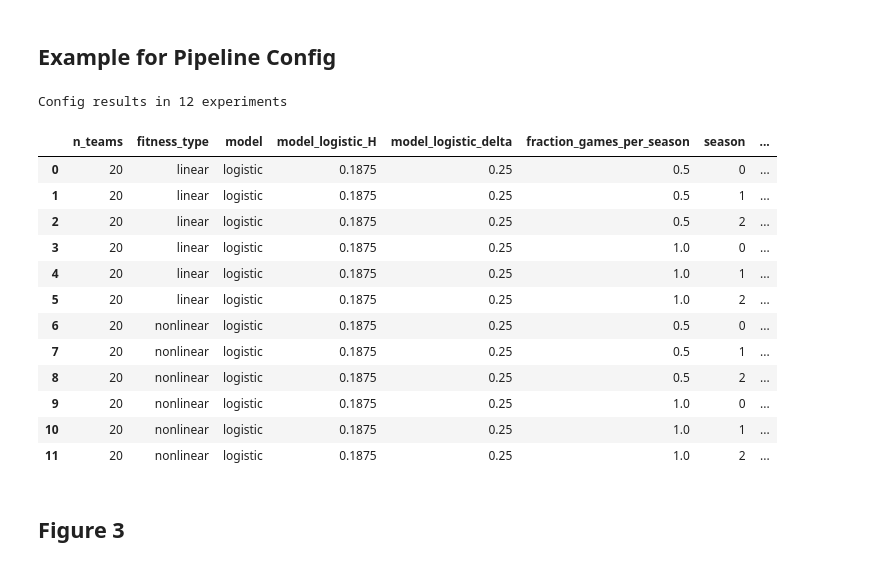
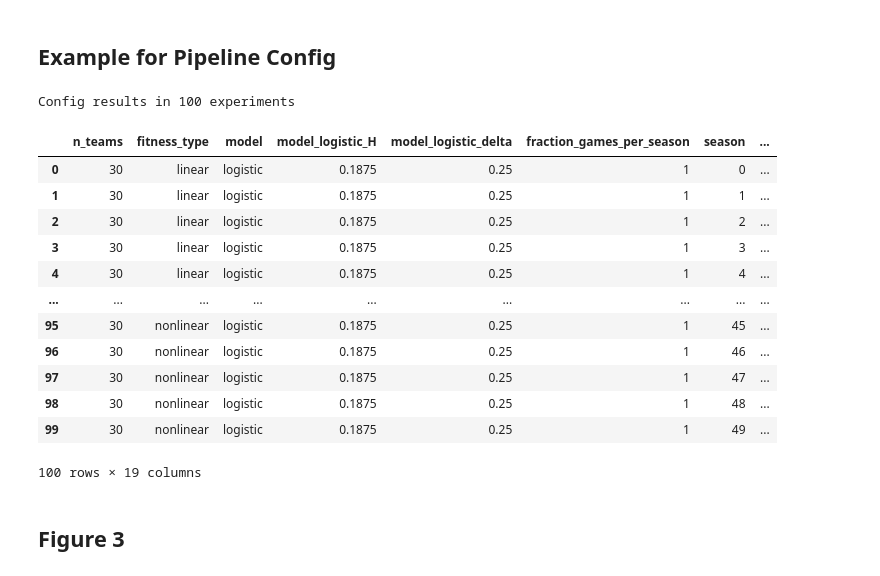
Before and after one commit to nicolas-kuechler/eth-sports-networks-2021, a Jupyter notebook: project.ipynb, the cells around one changed output. Cells and saved outputs as stored; diff of their text form; code cells hidden in the pictures.

Commit message:
update metrics

```diff
--- a/project.ipynb
+++ b/project.ipynb
@@ -380,34 +426,34 @@ def drop_additional_cols(df1):
 # %%
 # configure here the experiments (the pipeline will create a cross product for every element in a list)
 config = {
-    "n_teams": [20],
+    "n_teams": [30],
     "fitness": [{"type": "linear"},
                 {"type": "nonlinear", "alpha": [1], "beta":[0.4], "gamma": ["fix"] }],
     "model": [{"type": "logistic", "H": [0.1875], "delta": [0.25] }],
-    "fraction_games_per_season":  [0.5, 1], # P in paper (can only be between [0,1])
-    "n_seasons": 3, # number of repetitions
+    "fraction_games_per_season":  [1], # P in paper (can only be between [0,1])
+    "n_seasons": 50, # number of repetitions
     "ranking_algos": ["pagerank", "bipagerank", "winratio"],
-    "metrics": ["top5_avg_rank", "kendall", "auc"]
+    "metrics": ["top5_avg_rank", "kendall", "auc"],
+    "fix_schedule_over_season": False
 }
 
 df = build_df(config)
-
 display(drop_additional_cols(df))
 # %% [output]
-Config results in 12 experiments
+Config results in 100 experiments
 |  | n_teams | fitness_type | model | model_logistic_H | model_logistic_delta | fraction_games_per_season | season | ... |
-| 0 | 20 | linear | logistic | 0.1875 | 0.25 | 0.5 | 0 | ... |
-| 1 | 20 | linear | logistic | 0.1875 | 0.25 | 0.5 | 1 | ... |
-| 2 | 20 | linear | logistic | 0.1875 | 0.25 | 0.5 | 2 | ... |
-| 3 | 20 | linear | logistic | 0.1875 | 0.25 | 1.0 | 0 | ... |
-| 4 | 20 | linear | logistic | 0.1875 | 0.25 | 1.0 | 1 | ... |
-| 5 | 20 | linear | logistic | 0.1875 | 0.25 | 1.0 | 2 | ... |
-| 6 | 20 | nonlinear | logistic | 0.1875 | 0.25 | 0.5 | 0 | ... |
-| 7 | 20 | nonlinear | logistic | 0.1875 | 0.25 | 0.5 | 1 | ... |
-| 8 | 20 | nonlinear | logistic | 0.1875 | 0.25 | 0.5 | 2 | ... |
-| 9 | 20 | nonlinear | logistic | 0.1875 | 0.25 | 1.0 | 0 | ... |
-| 10 | 20 | nonlinear | logistic | 0.1875 | 0.25 | 1.0 | 1 | ... |
-| 11 | 20 | nonlinear | logistic | 0.1875 | 0.25 | 1.0 | 2 | ... |
+| 0 | 30 | linear | logistic | 0.1875 | 0.25 | 1 | 0 | ... |
+| 1 | 30 | linear | logistic | 0.1875 | 0.25 | 1 | 1 | ... |
+| 2 | 30 | linear | logistic | 0.1875 | 0.25 | 1 | 2 | ... |
+| 3 | 30 | linear | logistic | 0.1875 | 0.25 | 1 | 3 | ... |
+| 4 | 30 | linear | logistic | 0.1875 | 0.25 | 1 | 4 | ... |
+| ... | ... | ... | ... | ... | ... | ... | ... | ... |
+| 95 | 30 | nonlinear | logistic | 0.1875 | 0.25 | 1 | 45 | ... |
+| 96 | 30 | nonlinear | logistic | 0.1875 | 0.25 | 1 | 46 | ... |
+| 97 | 30 | nonlinear | logistic | 0.1875 | 0.25 | 1 | 47 | ... |
+| 98 | 30 | nonlinear | logistic | 0.1875 | 0.25 | 1 | 48 | ... |
+| 99 | 30 | nonlinear | logistic | 0.1875 | 0.25 | 1 | 49 | ... |
+100 rows × 19 columns
 # %% [markdown]
 ## Figure 3
 # %%
```
Also changed, not shown: parts of 7 cells of this notebook.
